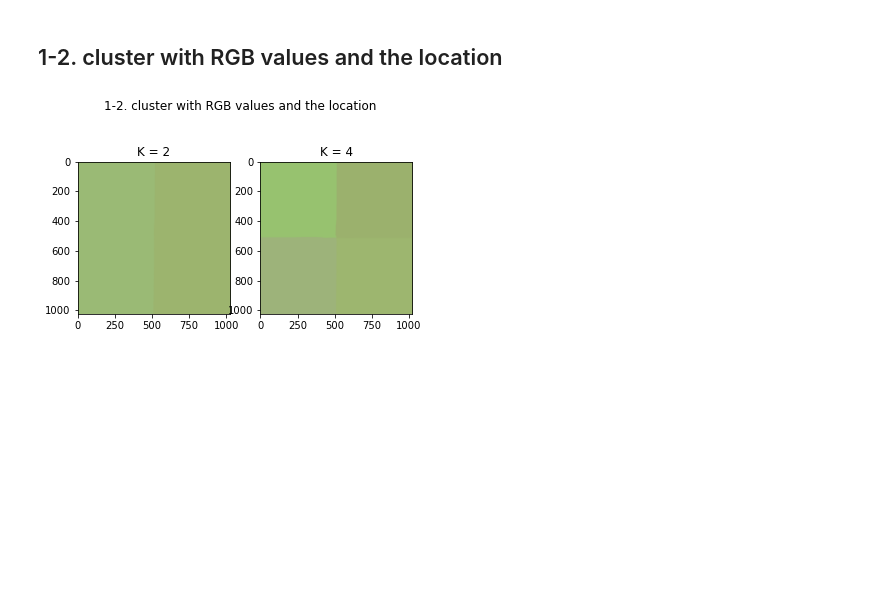
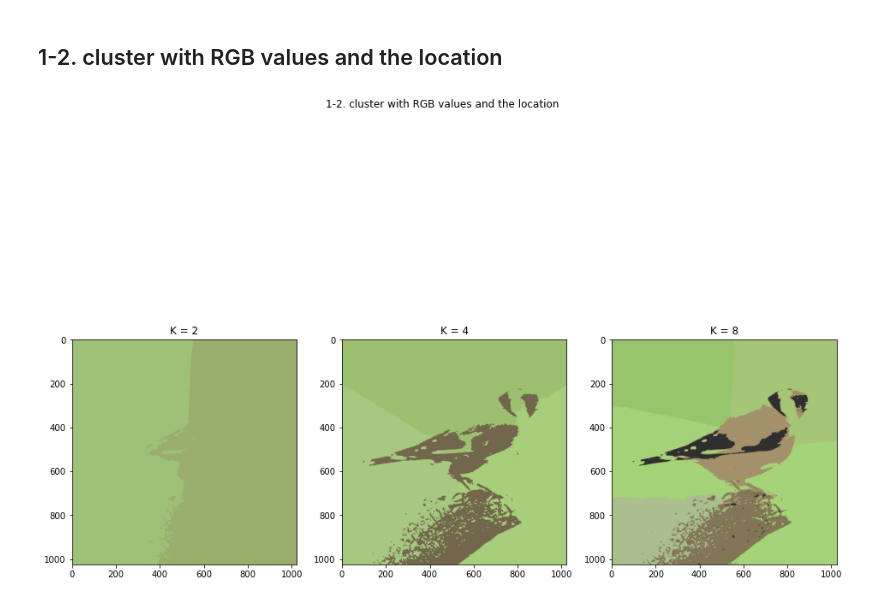
Before and after one commit to muzzylexy/IMLP347, a Jupyter notebook: Unit07/7.4_Kmeans_Image segmentation_實戰.ipynb, the cells around one changed output. Cells and saved outputs as stored; diff of their text form; code cells hidden in the pictures; blank space fills up the shorter version.

```diff
--- a/Unit07/7.4_Kmeans_Image segmentation_實戰.ipynb
+++ b/Unit07/7.4_Kmeans_Image segmentation_實戰.ipynb
@@ -29,7 +29,7 @@ for i in range(row):
                              image[i, j, 1], image[i, j, 2]]
         count += 1
 
-k_list = [2, 4]
+k_list = [2, 4, 8]
 # %% [markdown]
 ## 1-1. cluster with only RGB values
 # %%
@@ -53,22 +53,24 @@ plt.show()
 # %% [markdown]
 ## 1-2. cluster with RGB values and the location
 # %%
-fig = plt.figure(2)
+fig = plt.figure(num=2, figsize=(16,12))
 fig.suptitle("1-2. cluster with RGB values and the location")
+x_train2 = x_train.copy()
+x_train2[:, :2] = x_train2[:, :2]/4
 for i, k in enumerate(k_list):
     model = KMeans(n_clusters=k, init='random', random_state=5)
-    model.fit(x_train)
+    model.fit(x_train2)
 
     center = np.uint8(model.cluster_centers_)
     center = center[:, 2:5]
     pred_color = center[model.labels_]
     pred_color = pred_color.reshape(image.shape)
     plt.subplot(1, len(k_list), i+1)
     plt.title(f"K = {k}")
     plt.imshow(pred_color)
 plt.show()
 # %% [output]
-[figure, old version]
+[figure, new version]
 # %% [markdown]
 ## 1-3. explain the differences between the two methods under the same K.
 ![](images/7.4_result.PNG)
```
Also changed, not shown: parts of 2 cells of this notebook.
